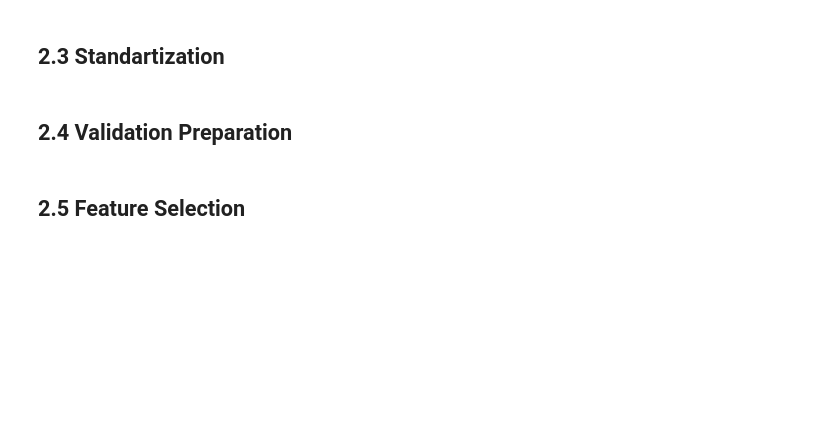
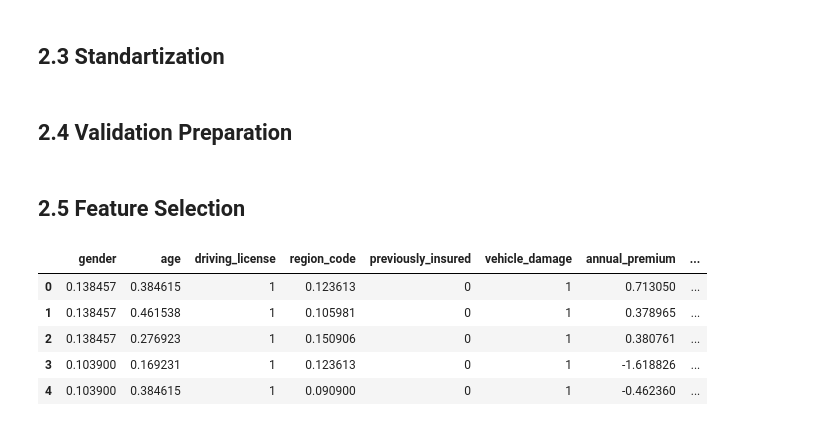
Before and after one commit to iury-repo/health_insurance_cs, a Jupyter notebook: notebooks/0.01-ims-data-wrangling.ipynb, the cells around one changed output. Saved outputs shown, nothing was run; the diff lists cells and outputs as text; code cells hidden in the pictures; blank space fills up the shorter version.

```diff
--- a/notebooks/0.01-ims-data-wrangling.ipynb
+++ b/notebooks/0.01-ims-data-wrangling.ipynb
@@ -213,3 +193,15 @@ X_val['vintage'] = mms_age.transform(X_val[['vintage']].values)
 X_val['annual_premium'] = ss.transform(X_val[['annual_premium']].values)
 # %% [markdown]
 ## 2.5 Feature Selection
+# %%
+X_full = pd.concat([X_train, X_val], axis=0).reset_index(drop=True)
+y_full = pd.concat([y_train, y_val], axis=0).reset_index(drop=True)
+
+X_full.head()
+# %% [output]
+|  | gender | age | driving_license | region_code | previously_insured | vehicle_damage | annual_premium | ... |
+| 0 | 0.138457 | 0.384615 | 1 | 0.123613 | 0 | 1 | 0.713050 | ... |
+| 1 | 0.138457 | 0.461538 | 1 | 0.105981 | 0 | 1 | 0.378965 | ... |
+| 2 | 0.138457 | 0.276923 | 1 | 0.150906 | 0 | 1 | 0.380761 | ... |
+| 3 | 0.103900 | 0.169231 | 1 | 0.123613 | 0 | 1 | -1.618826 | ... |
+| 4 | 0.103900 | 0.384615 | 1 | 0.090900 | 0 | 1 | -0.462360 | ... |
```
Also changed, not shown: parts of 7 cells of this notebook.
